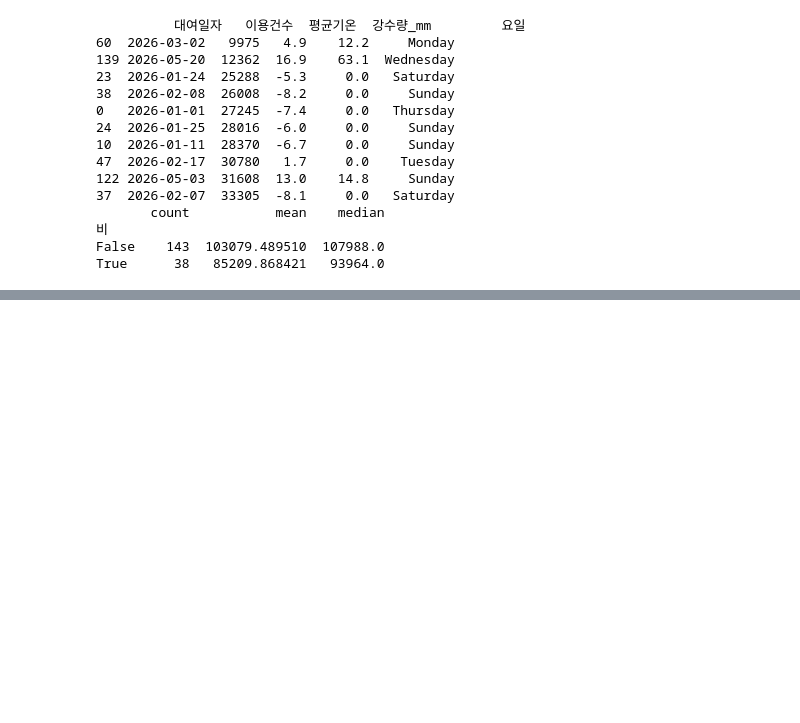
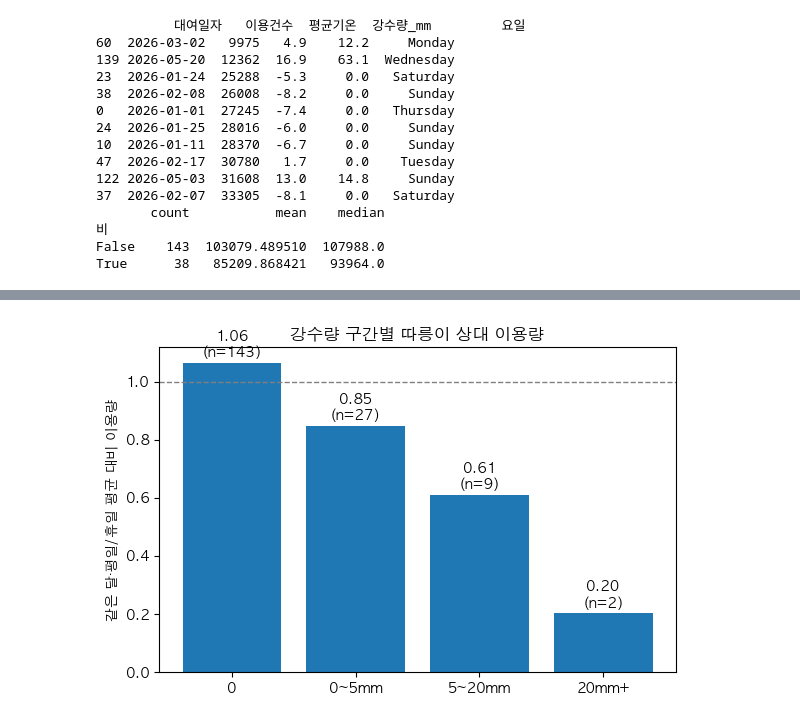
Before and after one commit to Wodud37/Seoul-Bike-Analysis, a Jupyter notebook: notebooks/01_eda.ipynb, the cells around one changed output, grey strips where cells are left out. Cells and saved outputs as stored; diff of their text form; code cells hidden in the pictures; blank space fills up the shorter version.

```diff
--- a/notebooks/01_eda.ipynb
+++ b/notebooks/01_eda.ipynb
@@ -83,3 +83,19 @@ print(df.groupby('비')['이용건수'].agg(['count', 'mean', 'median']))
 비
 False    143  103079.489510  107988.0
 True      38   85209.868421   93964.0
+# %%
+holidays = pd.to_datetime([
+    '2026-01-01', '2026-02-16', '2026-02-17', '2026-02-18',
+    '2026-03-02', '2026-05-05', '2026-05-25', '2026-05-01',
+    '2026-06-03'
+])
+df['휴일'] = df['대여일자'].isin(holidays) | df['요일'].isin(['Saturday', 'Sunday'])
+
+# 같은 달, 같은 평일/휴일 그룹 평균 대비 비율
+base = df.groupby(['월', '휴일'])['이용건수'].transform('mean')
+df['상대이용'] = df['이용건수'] / base
+
+df['강수구간'] = pd.cut(df['강수량_mm'], bins=[-0.1, 0, 5, 20, 1000],
+                     labels=['0', '0~5mm', '5~20mm', '20mm+'])
+print(df.groupby('강수구간', observed=True)['상대이용'].agg(['count', 'mean']))
+print(df.groupby('휴일')['이용건수'].mean())
@@ -85,0 +113,17 @@ True      38   85209.868421   93964.0
+# %%
+import os
+os.makedirs('../images', exist_ok=True)
+
+r = df.groupby('강수구간', observed=True)['상대이용'].agg(['count', 'mean'])
+fig, ax = plt.subplots(figsize=(6, 4))
+ax.bar(r.index.astype(str), r['mean'], color='tab:blue')
+ax.axhline(1, color='gray', ls='--', lw=1)
+for i, (n, m) in enumerate(zip(r['count'], r['mean'])):
+    ax.text(i, m + 0.02, f'{m:.2f}\n(n={n})', ha='center')
+ax.set_ylabel('같은 달·평일/휴일 평균 대비 이용량')
+ax.set_title('강수량 구간별 따릉이 상대 이용량')
+plt.tight_layout()
+plt.savefig('../images/rain_effect.png', dpi=150)
+plt.show()
+# %% [output]
+[figure, added]
```
Also changed, not shown: parts of 1 cell of this notebook, 3 other files.
